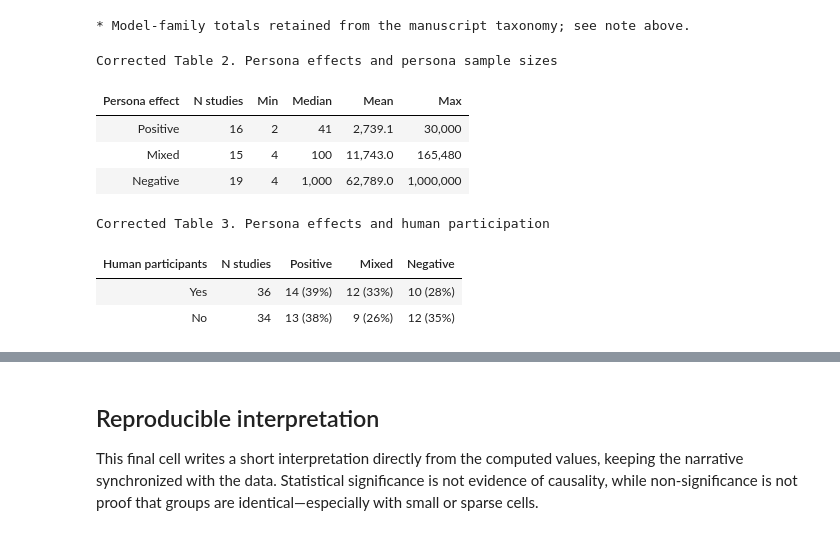
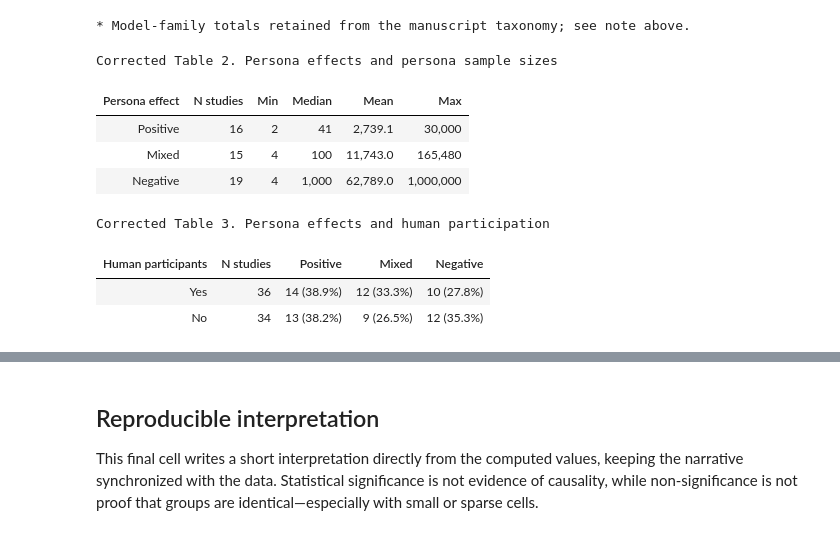
Before and after one commit to liviaellen/llm-persona-review, a Jupyter notebook: analysis/persona_review_statistical_analysis.ipynb, the cells around one changed output, grey strips where cells are left out. Cells and saved outputs as stored; diff of their text form; code cells hidden in the pictures.

```diff
--- a/analysis/persona_review_statistical_analysis.ipynb
+++ b/analysis/persona_review_statistical_analysis.ipynb
@@ -309,33 +309,35 @@ Corrected Table 1. Distribution of coded variables across the pooled corpus (N=7
 # %%
 corrected_table2 = (df.groupby("Effect of Personas on LLM Output")["Persona sample size"]
                     .agg(**{"N studies": "count", "Min": "min", "Median": "median", "Mean": "mean", "Max": "max"})
                     .reindex(effect_order).reset_index().rename(columns={"Effect of Personas on LLM Output": "Persona effect"}))
 for column in ["N studies", "Min", "Median", "Max"]:
     corrected_table2[column] = corrected_table2[column].astype(int)
 corrected_table2["Mean"] = corrected_table2["Mean"].round(1)
 corrected_table2.to_csv(TABLE_DIR / "corrected_table_2.csv", index=False)
 display(corrected_table2.style.hide(axis="index").format({"Min": "{:,}", "Median": "{:,}", "Mean": "{:,.1f}", "Max": "{:,}"}).set_caption("Corrected Table 2. Persona effects and persona sample sizes"))
 
 human_counts = (pd.crosstab(df["Human participation"], df["Effect of Personas on LLM Output"])
                 .reindex(index=["Yes", "No"], columns=effect_order, fill_value=0))
 corrected_table3 = pd.DataFrame({"Human participants": human_counts.index, "N studies": human_counts.sum(axis=1).values})
 for effect in effect_order:
     counts = human_counts[effect]
-    percentages = (100 * counts / human_counts.sum(axis=1)).round().astype(int)
-    corrected_table3[effect] = [f"{n} ({pct}%)" for n, pct in zip(counts, percentages)]
+    percentages = (100 * counts / human_counts.sum(axis=1)).round(1)
+    corrected_table3[effect] = [f"{n} ({pct:.1f}%)" for n, pct in zip(counts, percentages)]
+percentage_check = human_counts.div(human_counts.sum(axis=1), axis=0).mul(100).round(1).sum(axis=1)
+assert np.allclose(percentage_check, 100.0), f"Rounded row percentages do not total 100%: {percentage_check.to_dict()}"
 assert corrected_table3["N studies"].sum() == len(df)
 corrected_table3.to_csv(TABLE_DIR / "corrected_table_3.csv", index=False)
 display(corrected_table3.style.hide(axis="index").set_caption("Corrected Table 3. Persona effects and human participation"))
 # %% [output]
 Corrected Table 2. Persona effects and persona sample sizes
 | Persona effect | N studies | Min | Median | Mean | Max |
 | Positive | 16 | 2 | 41 | 2,739.1 | 30,000 |
 | Mixed | 15 | 4 | 100 | 11,743.0 | 165,480 |
 | Negative | 19 | 4 | 1,000 | 62,789.0 | 1,000,000 |
 Corrected Table 3. Persona effects and human participation
 | Human participants | N studies | Positive | Mixed | Negative |
-| Yes | 36 | 14 (39%) | 12 (33%) | 10 (28%) |
-| No | 34 | 13 (38%) | 9 (26%) | 12 (35%) |
+| Yes | 36 | 14 (38.9%) | 12 (33.3%) | 10 (27.8%) |
+| No | 34 | 13 (38.2%) | 9 (26.5%) | 12 (35.3%) |
 # %%
 def save_table_image(frame, title, filename, formats=None, row_height=0.32):
     shown = frame.copy()
```
Also changed, not shown: parts of 2 cells of this notebook, 2 other files.
